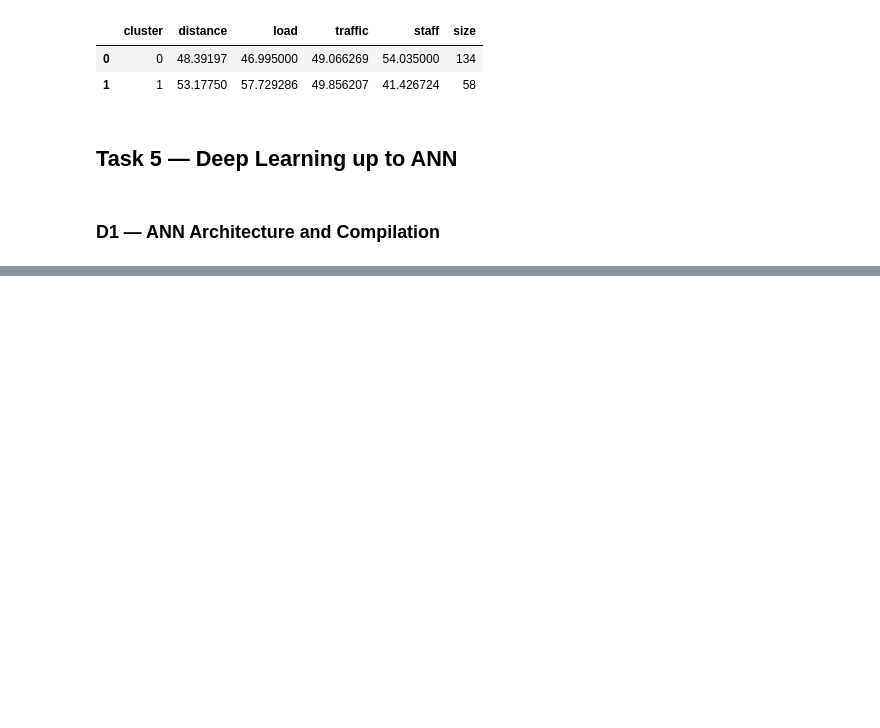
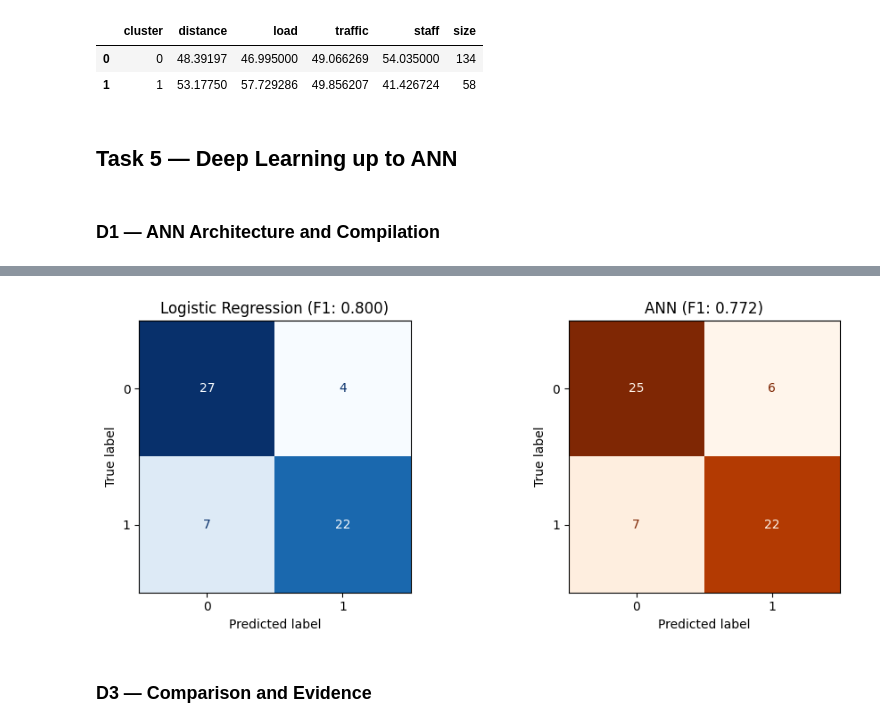
Before and after one commit to Deepvejpara/ds-aiml-set-c-10828, a Jupyter notebook: notebook/exam.ipynb, the cells around one changed output, grey strips where cells are left out. Cells and saved outputs as stored; diff of their text form; code cells hidden in the pictures; blank space fills up the shorter version.

```diff
--- a/notebook/exam.ipynb
+++ b/notebook/exam.ipynb
@@ -560,0 +619,16 @@ ann = models.Sequential([
+# %%
+ann_probs = ann.predict(X_test.to_numpy()).ravel()
+ann_preds = (ann_probs >= 0.5).astype(int)
+
+ann_acc = accuracy_score(y_test, ann_preds)
+ann_prec = precision_score(y_test, ann_preds, zero_division=0)
+ann_rec = recall_score(y_test, ann_preds, zero_division=0)
+ann_f1 = f1_score(y_test, ann_preds, zero_division=0)
+
+df_ann_preds = pd.DataFrame({
+    "record_id": test_df["record_id"].to_numpy(),
+    "true_label": y_test,
+    "ann_pred": ann_preds,
+    "ann_class1_prob": np.round(ann_probs, 4)
+})
+df_ann_preds.to_csv("outputs/ann_test_predictions.csv", index=False)
@@ -560,0 +637,18 @@ ann = models.Sequential([
+# %%
+fig, axes = plt.subplots(1, 2, figsize=(10, 4))
+cm_lr = confusion_matrix(y_test, lr_preds)
+cm_ann = confusion_matrix(y_test, ann_preds)
+
+ConfusionMatrixDisplay(cm_lr, display_labels=[0, 1]).plot(ax=axes[0], cmap="Blues", colorbar=False)
+axes[0].set_title(f"Logistic Regression (F1: {lr_f1:.3f})")
+
+ConfusionMatrixDisplay(cm_ann, display_labels=[0, 1]).plot(ax=axes[1], cmap="Oranges", colorbar=False)
+axes[1].set_title(f"ANN (F1: {ann_f1:.3f})")
+
+plt.tight_layout()
+plt.savefig("outputs/figures/confusion_matrices.png", dpi=300)
+plt.show()
+# %% [output]
+[figure, added]
+# %% [markdown]
+### D3 — Comparison and Evidence
```
Also changed, not shown: parts of 14 cells of this notebook, 5 other files.
